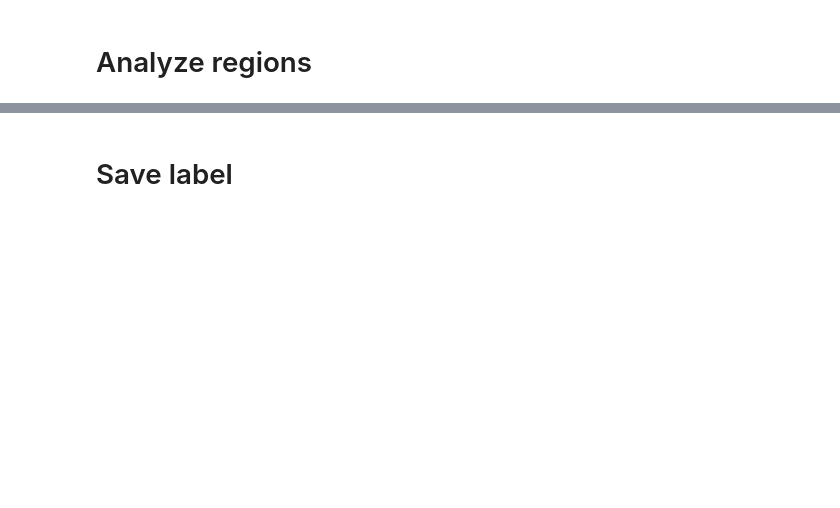
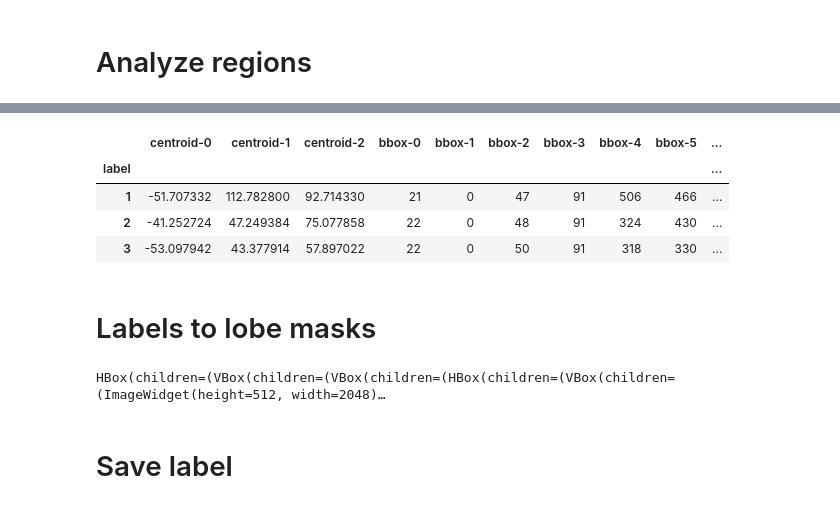
Before and after one commit to iveymistele/vistiq, a Jupyter notebook: notebooks/segment-lobe.ipynb, the cells around one changed output, grey strips where cells are left out. Saved outputs shown, nothing was run; the diff lists cells and outputs as text; code cells hidden in the pictures; blank space fills up the shorter version.

Commit message:
refactored flows, improved coincidence detection

```diff
--- a/notebooks/segment-lobe.ipynb
+++ b/notebooks/segment-lobe.ipynb
@@ -53,7 +74,7 @@ stackview.slice(vimg)
 # %% [markdown]
 # Preprocess
 # %%
-ppcfg = ProcessChainConfig(
+ppcfg = PreprocessFlowConfig(
     processors = [
         RescaleConfig(
             low=2,
@@ -87,5 +108,5 @@ ppcfg = ProcessChainConfig(
         ),
     ]
 )
-c_img, c_metadata = ProcessChain(ppcfg).run(img, metadata=metadata, workers=-1)
+c_img, c_metadata = PreprocessFlow(ppcfg).run(img, metadata=metadata, workers=-1)
 metadata, c_metadata
@@ -98,15 +176,25 @@ mscfg = MicroSAMSegmenterConfig(
     iterator_config=ArrayIteratorConfig(slice_def=()),
     embedding_path=embedding_path,
 )
-microsam = MicroSAMSegmenter(mscfg)
-
 
 rfcfg = RegionFilterConfig(
     filters=[
         RangeFilter(
             RangeFilterConfig(
                 attribute="cross_sectional_area",
-                range=(4000, np.inf)
+                range=(500, np.inf)
+            )
+        ),
+        RangeFilter(
+            RangeFilterConfig(
+                attribute="cross_sectional_area_xz",
+                range=(100, np.inf)
+            )
+        ),
+        RangeFilter(
+            RangeFilterConfig(
+                attribute="cross_sectional_area_yz",
+                range=(100, np.inf)
             )
         ),
         RangeFilter(
@@ -118,14 +206,12 @@ rfcfg = RegionFilterConfig(
     ]
 )
 
-rf = RegionFilter(rfcfg)
-
 tsfcfg = TiledSegmentationFlowConfig(
-    segmenter = microsam,
-    region_filter = rf,
-    tile_factor=(5,5),
-    resize_factor=(0.25,0.25),
+    segmenter = mscfg,
+    region_filter = rfcfg,
+    tile_factor=(3,3),
+    resize_factor=(0.25, 0.25),
     iou_threshold=0.7,
-    consensus_threshold=0.3,
+    consensus_threshold=0.5,
 )
-labels, t_labels, t_masks, untiled, t_proj = TiledSegmentationFlow(tsfcfg).run(c_img, metadata=c_metadata, verbose=0, config=tsfcfg)
+lobe_labels, t_labels, t_masks, untiled, t_proj = TiledSegmentationFlow(tsfcfg).run(c_img, metadata=c_metadata, workers=2, verbose=0, config=tsfcfg)
@@ -138,10 +289,10 @@ stackview.blend(vimg.astype("uint16"), vlabels.astype("uint64"), blend_factor=40
 # Analyze regions
 # %%
 racfg = RegionAnalyzerConfig(
-    properties=["volume", "cross_sectional_area", "bbox", "aspect_ratio"],
-    iterator_config = ArrayIteratorConfig(slice_def=()),
+    properties=["volume", "centroid", "cross_sectional_area", "cross_sectional_area_xz", "cross_sectional_area_yz", "bbox", "aspect_ratio"],
+    iterator_config = ArrayIteratorConfig(slice_def=(-3,-2,-1)),
     output_type="dataframe"
 )
 ra = RegionAnalyzer(racfg)
 
-measurements = ra.run(labels, metadata=c_metadata)
+lobe_measurements = ra.run(lobe_labels, metadata=c_metadata)
@@ -148,2 +309,10 @@ measurements = ra.run(labels, metadata=c_metadata)
 # %%
-measurements
+lobe_measurements
+# %% [output]
+|  | centroid-0 | centroid-1 | centroid-2 | bbox-0 | bbox-1 | bbox-2 | bbox-3 | bbox-4 | bbox-5 | ... |
+| label |  |  |  |  |  |  |  |  |  | ... |
+| 1 | -51.707332 | 112.782800 | 92.714330 | 21 | 0 | 47 | 91 | 506 | 466 | ... |
+| 2 | -41.252724 | 47.249384 | 75.077858 | 22 | 0 | 48 | 91 | 324 | 430 | ... |
+| 3 | -53.097942 | 43.377914 | 57.897022 | 22 | 0 | 50 | 91 | 318 | 330 | ... |
+# %% [markdown]
+# Labels to lobe masks
@@ -150,3 +324,7 @@ measurements
+# %%
+stackview.slice(np.concatenate([brain_label, *np.unstack(lobe_masks, axis=0)], axis=-1))
+# %% [output]
+HBox(children=(VBox(children=(VBox(children=(HBox(children=(VBox(children=(ImageWidget(height=512, width=2048)…
 # %% [markdown]
 # Save label
 # %%
```
Also changed, not shown: parts of 34 cells of this notebook, 21 other files.
